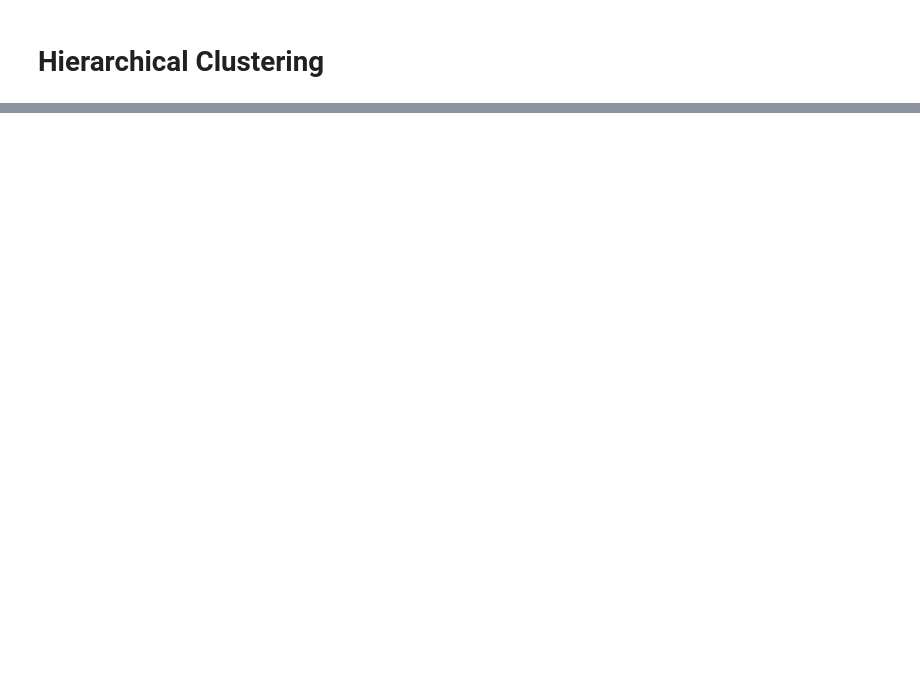
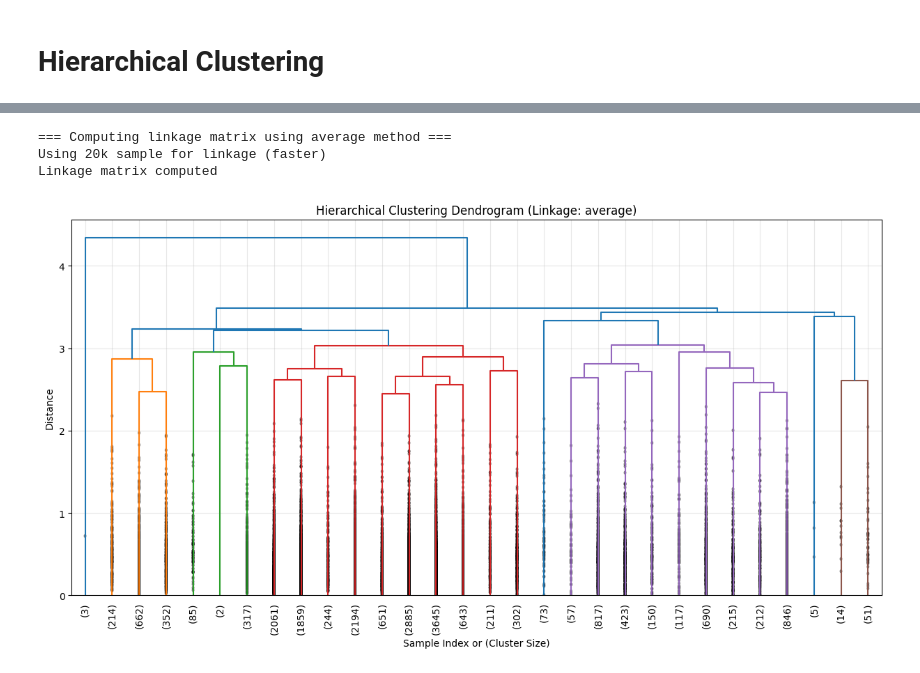
Before and after one commit to adt-kmr/VoyageAI, a Jupyter notebook: hierarchical_clustering.ipynb, the cells around one changed output, grey strips where cells are left out. Saved outputs shown, nothing was run; the diff lists cells and outputs as text; code cells hidden in the pictures; blank space fills up the shorter version.

```diff
--- a/hierarchical_clustering.ipynb
+++ b/hierarchical_clustering.ipynb
@@ -15,4 +73,31 @@ print(X.shape)
 # %%
-# Calculate linkage matrix (using Ward's method)
-linkage_matrix = linkage(X, method='ward')
-print('Linkage matrix computed using Ward method')
+
+# STEP 2: Create Linkage Matrix with BEST METHOD
+print(f'\n=== Computing linkage matrix using {best_linkage} method ===')
+# Use smaller sample for speed
+use_full = len(X) <= 20000  # Lower threshold!
+if use_full:
+    X_for_linkage = X
+    print('Using full dataset for linkage')
+else:
+    X_for_linkage = X.sample(n=20000, random_state=42)  # ← CHANGED: 20k instead of 50k
+    print('Using 20k sample for linkage (faster)')
+
+linkage_matrix = linkage(X_for_linkage, method=best_linkage)
+print('Linkage matrix computed')
+# %% [output]
+=== Computing linkage matrix using average method ===
+Using 20k sample for linkage (faster)
+Linkage matrix computed
+# %%
+# STEP 3: Plot Dendrogram
+plt.figure(figsize=(15, 7))
+dendrogram(linkage_matrix, truncate_mode='lastp', p=30,
+           leaf_rotation=90, leaf_font_size=10, show_contracted=True)
+plt.title(f'Hierarchical Clustering Dendrogram (Linkage: {best_linkage})')
+plt.xlabel('Sample Index or (Cluster Size)')
+plt.ylabel('Distance')
+plt.grid(True, alpha=0.3)
+plt.show()
+# %% [output]
+[figure, added]
```
Also changed, not shown: parts of 14 cells of this notebook, 22 other files.
